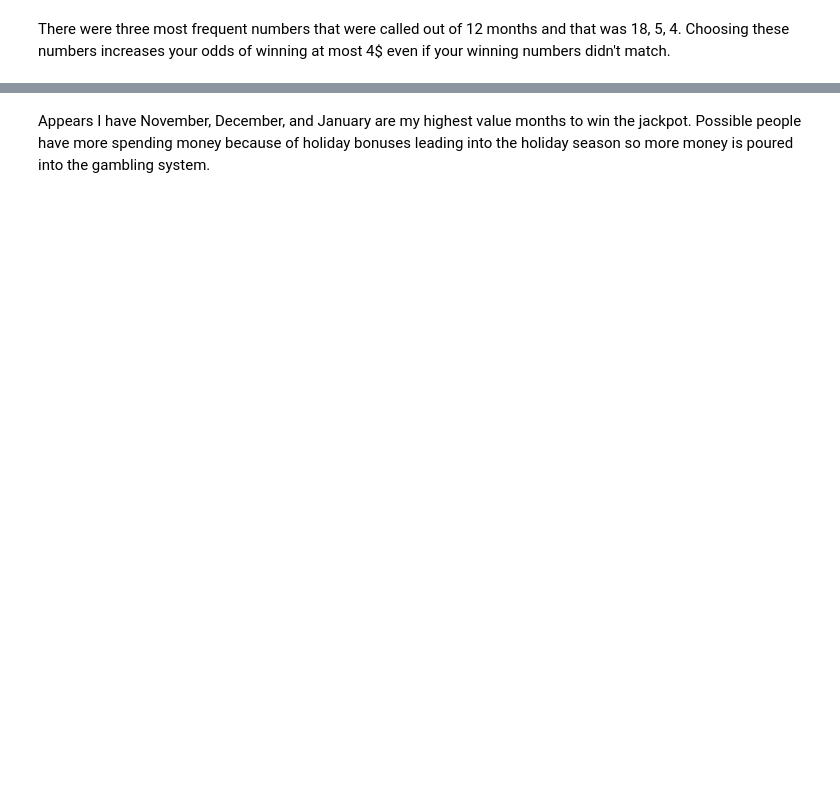
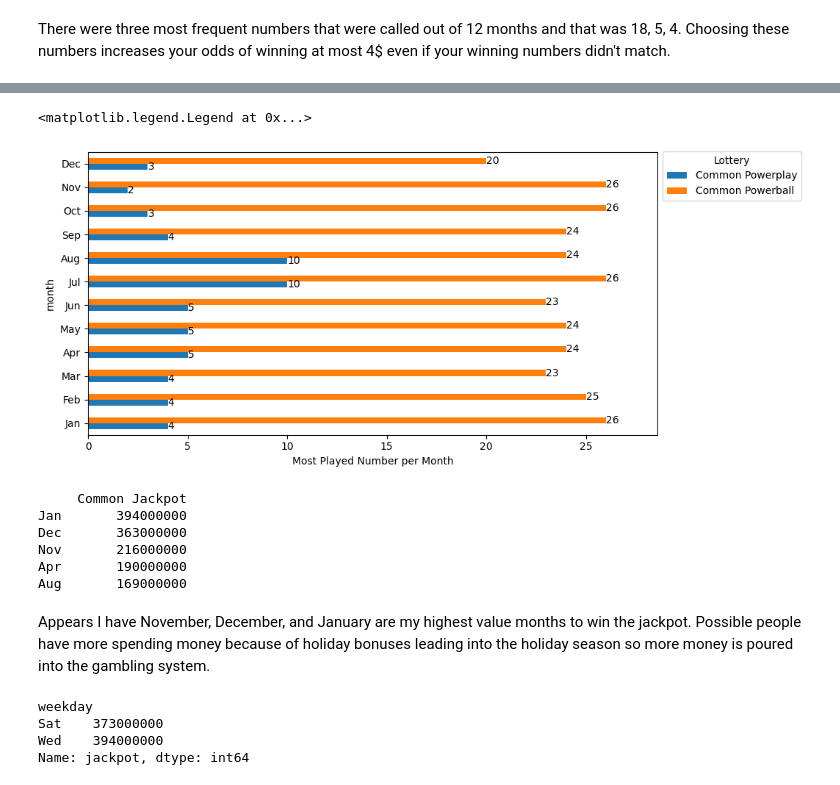
Before and after one commit to JLaydeJ/Project_1, a Jupyter notebook: Project_1_2020.ipynb, the cells around one changed output, grey strips where cells are left out. Cells and saved outputs as stored; diff of their text form; code cells hidden in the pictures; blank space fills up the shorter version.

```diff
--- a/Project_1_2020.ipynb
+++ b/Project_1_2020.ipynb
@@ -148,0 +184,11 @@ It appears that during 2020 choosing either 2 or 3 for your Powerplay number wou
+# %%
+# combine the two dataframes that hold the months together
+combined_common_months_2020 = pd.merge(powerplay_common_months_2020, powerball_common_months_2020, left_index=True, right_index=True)
+
+# Use calendar library for abbreviations and order
+month = dict((enumerate(calendar.month_abbr)))
+
+# rename function for index change
+combined_common_months_2020 = combined_common_months_2020.rename(index=month)
+
+combined_common_months_2020
@@ -148,0 +209,11 @@ It appears that during 2020 choosing either 2 or 3 for your Powerplay number wou
+# %%
+# Plot combined data for the Powerplay/Powerball for the month
+data = combined_common_months_2020.plot(kind = 'barh', ylabel = 'month', figsize = (10,5))
+data.set(xlabel = 'Most Played Number per Month')
+for c in data.containers:
+    data.bar_label(c, fmt = '%.0f', label_type = 'edge')
+data.margins(x = 0.1)
+data.legend(title = 'Lottery', bbox_to_anchor = (1, 1.02), loc = 'upper left')
+# %% [output]
+<matplotlib.legend.Legend at 0x...>
+[figure, added]
@@ -178,5 +257,26 @@ for i in range(1, 13):
 # I utilized pd.DataFrame.from_dict() from https://pandas.pydata.org/docs/reference/api/pandas.DataFrame.from_dict.html
 # to convert my dictionary from my for loop into a DataFrame.
 jackpot_common_months_2020 = pd.DataFrame.from_dict(jackpot_common_2020, orient='index', columns=['Common Jackpot'])
+
+# https://stackoverflow.com/questions/61842649/renaming-months-from-number-to-name-in-pandas
+# Utilizing pythons calendar function, converted the index to the abbreviated months
+# Use calendar library for abbreviations and order
+month = dict((enumerate(calendar.month_abbr)))
+
+# rename function for index change
+jackpot_common_months_2020 = jackpot_common_months_2020.rename(index=month)
+
+# Sort the schools by `% Overall Passing` in descending order and display the top 5 rows.
+top_months_jackpot = jackpot_common_months_2020.sort_values(by=['Common Jackpot'], ascending = False)
+
+
+print(top_months_jackpot.head(5))
+# %% [output]
+     Common Jackpot
+Jan       394000000
+Dec       363000000
+Nov       216000000
+Apr       190000000
+Aug       169000000
 # %% [markdown]
 Appears I have November, December, and January are my highest value months to win the jackpot.  Possible people have more spending money because of holiday bonuses leading into the holiday season so more money is poured into the gambling system.
@@ -198,0 +283,13 @@ powerplay_common_2020
+# %%
+# Generated a new dataframe that holds only the two columns 'weekday' + 'jackpot'
+weekday_powerball_2020 = wa_lottery_df_2020[['weekday', 'jackpot']]
+
+# find the highest jackpot
+powerball_grouped_2020 = weekday_powerball_2020.groupby('weekday')['jackpot'].apply(lambda x: x.max())
+
+powerball_grouped_2020
+# %% [output]
+weekday
+Sat    373000000
+Wed    394000000
+Name: jackpot, dtype: int64
```
Also changed, not shown: parts of 14 cells of this notebook.
